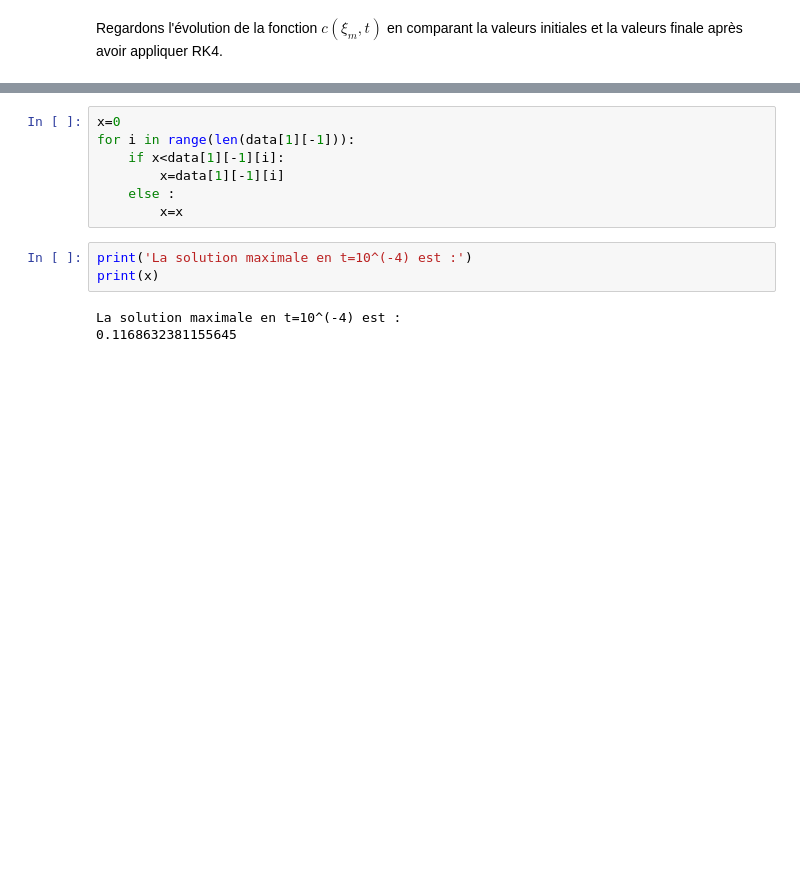
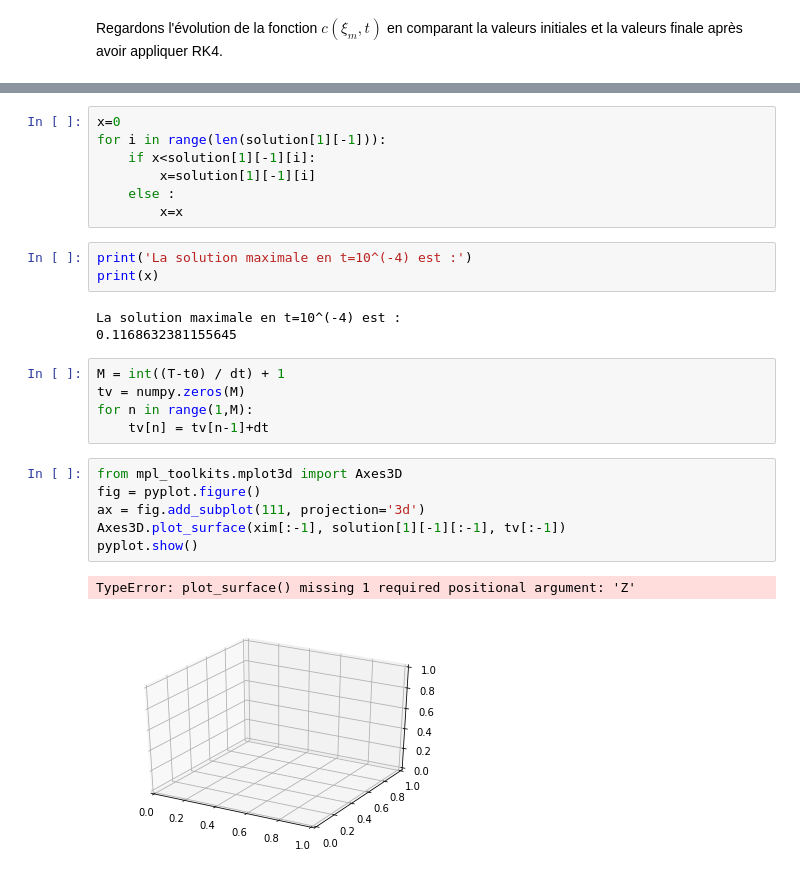
Before and after one commit to luciouw/first_repo-1, a Jupyter notebook: Advection-diffusion_en_milieu_poreux.ipynb, the cells around one changed output, grey strips where cells are left out. Drawn from its saved outputs; the diff is of its cells as text; blank space fills up the shorter version.

```diff
--- a/Advection-diffusion_en_milieu_poreux.ipynb
+++ b/Advection-diffusion_en_milieu_poreux.ipynb
@@ -789,8 +790,8 @@ pyplot.axis();
 # %%
 x=0
-for i in range(len(data[1][-1])):
-    if x<data[1][-1][i]:
-        x=data[1][-1][i]
+for i in range(len(solution[1][-1])):
+    if x<solution[1][-1][i]:
+        x=solution[1][-1][i]
     else :
         x=x
 # %%
@@ -799,3 +800,17 @@ print(x)
 # %% [output]
 La solution maximale en t=10^(-4) est :
 0.1168632381155645
+# %%
+M = int((T-t0) / dt) + 1
+tv = numpy.zeros(M)
+for n in range(1,M):
+    tv[n] = tv[n-1]+dt
+# %%
+from mpl_toolkits.mplot3d import Axes3D
+fig = pyplot.figure()
+ax = fig.add_subplot(111, projection='3d')
+Axes3D.plot_surface(xim[:-1], solution[1][-1][:-1], tv[:-1])
+pyplot.show()
+# %% [output]
+TypeError: plot_surface() missing 1 required positional argument: 'Z'
+[figure, added]
```
Also changed, not shown: parts of 3 cells of this notebook.
